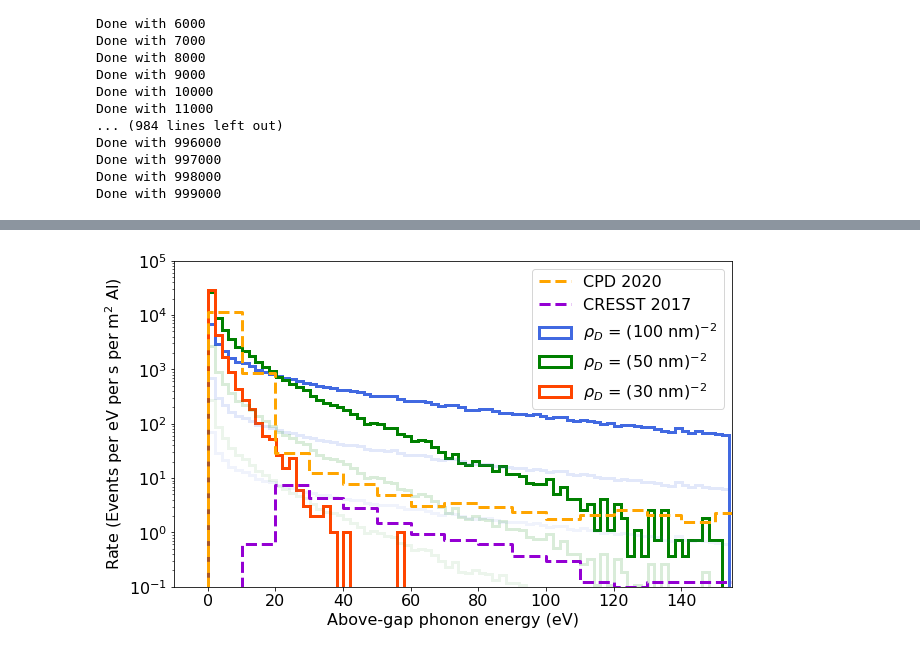
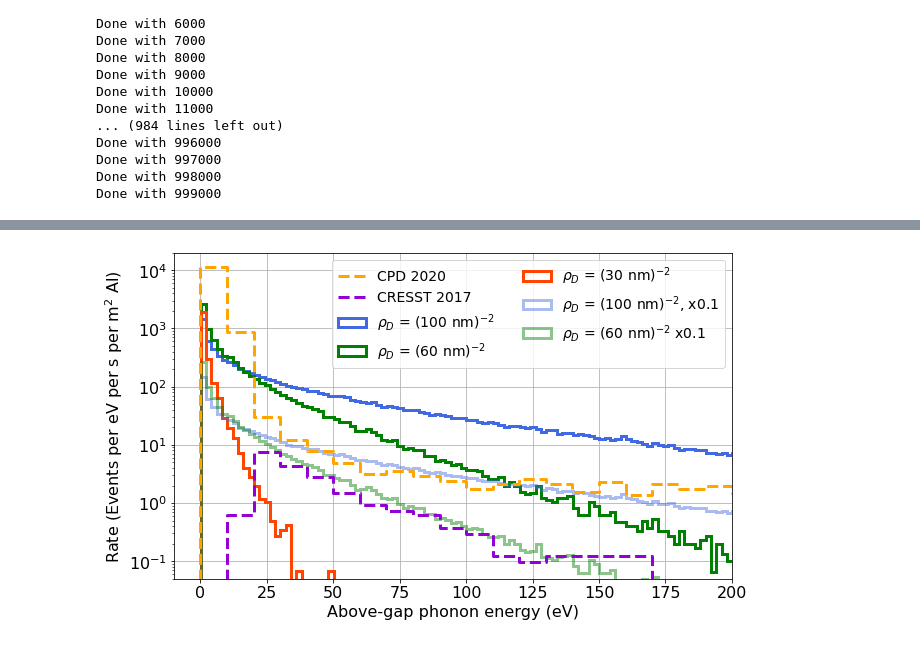
Before and after one commit to rkromani/LEE-Dislocation-Simulations, a Jupyter notebook: DISLOCATION_RADIATION_PAPER.ipynb, the cells around one changed output, grey strips where cells are left out. Cells and saved outputs as stored; diff of their text form; code cells hidden in the pictures.

```diff
--- a/DISLOCATION_RADIATION_PAPER.ipynb
+++ b/DISLOCATION_RADIATION_PAPER.ipynb
@@ -792,7 +791,7 @@ def get_event_energy(x0, tau):
 taus = get_tau(120e6, int(1e6))
 
 density_100 = (100e-9)**-2
-density_50 = (50e-9)**-2
+density_50 = (60e-9)**-2
 density_30 = (30e-9)**-2
 
 x0s_100 = get_x0s(density_100, taus)
@@ -948,7 +965,7 @@ plt.rc('font', **font)
 mpl.rcParams['figure.figsize'] = [10, 6]
 
 bin_width = 2
-bins = np.arange(0.1, 155, bin_width)
+bins = np.arange(0.1, 210, bin_width)
 
 weight_100 = rate_100/(bin_width * len(energies_100) * coverage_benchmark)
 weight_50 = rate_50/(bin_width * len(energies_50) * coverage_benchmark)
@@ -960,47 +977,52 @@ weights_30 = np.ones_like(energies_30) * weight_30
 
 plt.hist(energies_100, bins = bins, histtype = 'step', weights = weights_100,
          linewidth = 3, color = 'royalblue', label = r"$\rho_D$ = (100 nm)$^{-2}$")
+
 plt.hist(energies_50, bins = bins, histtype = 'step', weights = weights_50,
-         linewidth = 3, color = 'green', label = r"$\rho_D$ = (50 nm)$^{-2}$")
+         linewidth = 3, color = 'green', label = r"$\rho_D$ = (60 nm)$^{-2}$")
 plt.hist(energies_30, bins = bins, histtype = 'step', weights = weights_30,
          linewidth = 3, color = 'orangered', label = r"$\rho_D$ = (30 nm)$^{-2}$")
+
+
+plt.hist(energies_100, bins = bins, histtype = 'step', weights = weights_100*10e-2,
+         linewidth = 3, color = 'royalblue', alpha = 0.45, label = r"$\rho_D$ = (100 nm)$^{-2}$," + " x0.1")
+
 #plt.hist(energies_100, bins = bins, histtype = 'step', weights = weights_100*2e-2,
 #        linewidth = 2, linestyle = ':', color = 'royalblue')#, label = r"$\rho_D$ = (100 nm)$^{-2}$ x0.3%")
 
 
 
 
-plt.hist(energies_100, bins = bins, histtype = 'step', weights = weights_100*1e-1,
-         linewidth = 3, color = 'royalblue', alpha = 0.15)#, label = r"$\rho_D$ = (100 nm)$^{-2}$")
+#plt.hist(energies_100, bins = bins, histtype = 'step', weights = weights_100*1e-1,
+#         linewidth = 3, color = 'royalblue', alpha = 0.15)#, label = r"$\rho_D$ = (100 nm)$^{-2}$")
 plt.hist(energies_50, bins = bins, histtype = 'step', weights = weights_50*1e-1,
-         linewidth = 3, color = 'green', alpha = 0.15)#, label = r"$\rho_D$ = (50 nm)$^{-2}$")
+         linewidth = 3, color = 'green', alpha = 0.45, label = r"$\rho_D$ = (60 nm)$^{-2}$ x0.1" )
 
-plt.hist(energies_100, bins = bins, histtype = 'step', weights = weights_100*1e-2,
-         linewidth = 3, color = 'royalblue', alpha = 0.075)#, label = r"$\rho_D$ = (100 nm)$^{-2}$")
-plt.hist(energies_50, bins = bins, histtype = 'step', weights = weights_50*1e-2,
-         linewidth = 3, color = 'green', alpha = 0.075)#, label = r"$\rho_D$ = (50 nm)$^{-2}$")
+#plt.hist(energies_50, bins = bins, histtype = 'step', weights = weights_50*1e-2,
+#         linewidth = 3, color = 'green', alpha = 0.35)#, label = r"$\rho_D$ = (50 nm)$^{-2}$")
 
 
 
 
 
-plt.step(cpd_bins[:-1]*1e3, cpd_heights*cpd_scale, label = "CPD 2020",
+plt.step(cpd_bins[:-1]*1e3, cpd_heights*cpd_scale, label = r"CPD 2020",
          color = 'orange', linestyle = '--', linewidth = 3.0)
-plt.step(cresst_bins*1e3, cresst_heights*cresst_scale, label = "CRESST 2017",
+plt.step(cresst_bins*1e3, cresst_heights*cresst_scale, label = r"CRESST 2017",
          color = 'darkviolet', linestyle = '--', linewidth = 3.0)
 
 #plt.hist(onepc_energies, bins=bins[:50], weights=weights_1pc, label = "R34, 1%",
 #         histtype = 'step', linestyle = '--', linewidth = 2.0, color = 'darkorange')
 
 plt.yscale('log')
 plt.ylabel(r"Rate (Events per eV per s per m$^2$ Al)")
 plt.xlabel("Above-gap phonon energy (eV)")
-plt.xlim(-10, 155)
-plt.legend()
-plt.ylim(0.1, 1e5)
+plt.xlim(-10, 200)
+plt.legend(fontsize = 14, ncol=2)
+plt.ylim(0.05, 2e4)
+plt.grid()
 
-#plt.savefig("SimulatedSpectrum_4.pdf", bbox_inches='tight')
+plt.savefig("SimulatedSpectrum_7.pdf", bbox_inches='tight')
 
 plt.show()
 # %% [output]
-[figure, old version]
+[figure, new version]
```
Also changed, not shown: parts of 9 cells of this notebook.
